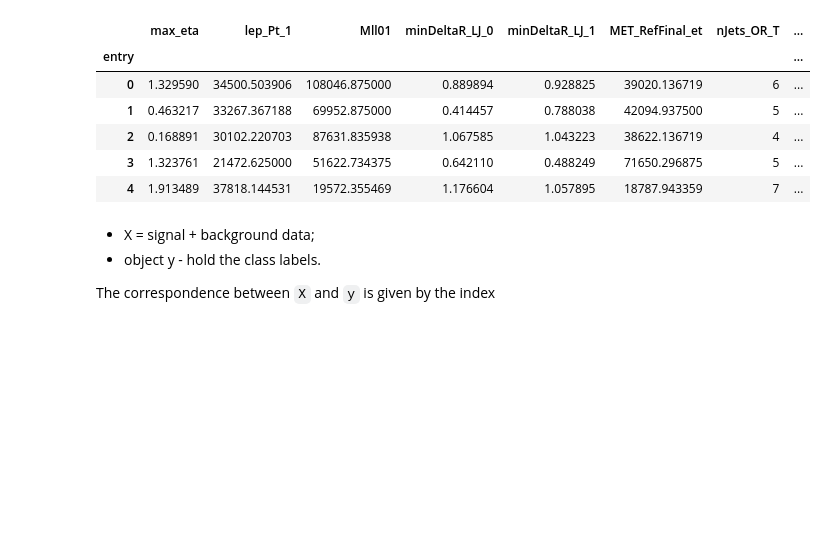
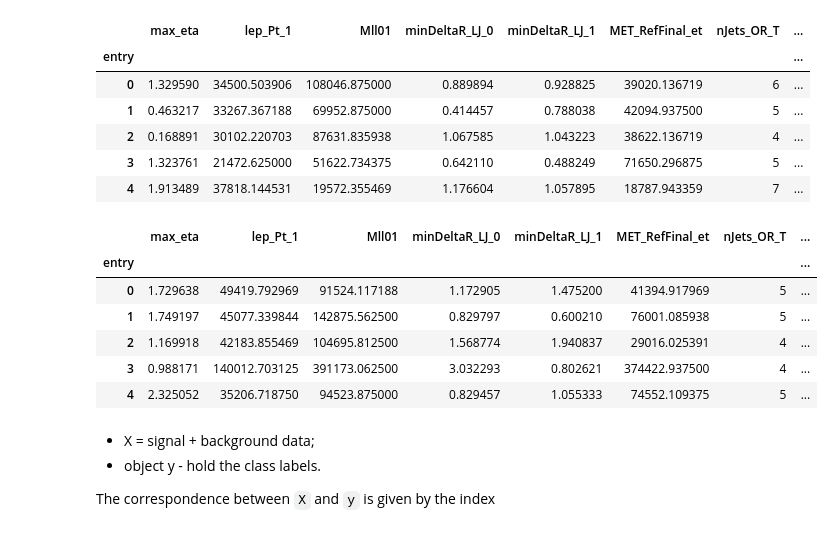
Before and after one commit to grevtsovkirill/tthml_perf, a Jupyter notebook: model_training/market_solutions/training_ttH_v0.ipynb, the cells around one changed output. Saved outputs shown, nothing was run; the diff lists cells and outputs as text; code cells hidden in the pictures; blank space fills up the shorter version.

```diff
--- a/model_training/market_solutions/training_ttH_v0.ipynb
+++ b/model_training/market_solutions/training_ttH_v0.ipynb
@@ -87,6 +87,17 @@ ttH_vars.head()
 | 2 | 0.168891 | 30102.220703 | 87631.835938 | 1.067585 | 1.043223 | 38622.136719 | 4 | ... |
 | 3 | 1.323761 | 21472.625000 | 51622.734375 | 0.642110 | 0.488249 | 71650.296875 | 5 | ... |
 | 4 | 1.913489 | 37818.144531 | 19572.355469 | 1.176604 | 1.057895 | 18787.943359 | 7 | ... |
+# %%
+ttW_vars=hd_ttW[variablelist]
+ttW_vars.head()
+# %% [output]
+|  | max_eta | lep_Pt_1 | Mll01 | minDeltaR_LJ_0 | minDeltaR_LJ_1 | MET_RefFinal_et | nJets_OR_T | ... |
+| entry |  |  |  |  |  |  |  | ... |
+| 0 | 1.729638 | 49419.792969 | 91524.117188 | 1.172905 | 1.475200 | 41394.917969 | 5 | ... |
+| 1 | 1.749197 | 45077.339844 | 142875.562500 | 0.829797 | 0.600210 | 76001.085938 | 5 | ... |
+| 2 | 1.169918 | 42183.855469 | 104695.812500 | 1.568774 | 1.940837 | 29016.025391 | 4 | ... |
+| 3 | 0.988171 | 140012.703125 | 391173.062500 | 3.032293 | 0.802621 | 374422.937500 | 4 | ... |
+| 4 | 2.325052 | 35206.718750 | 94523.875000 | 0.829457 | 1.055333 | 74552.109375 | 5 | ... |
 # %% [markdown]
  * X = signal + background data;
  * object y - hold the class labels.
```
Also changed, not shown: parts of 4 cells of this notebook.
